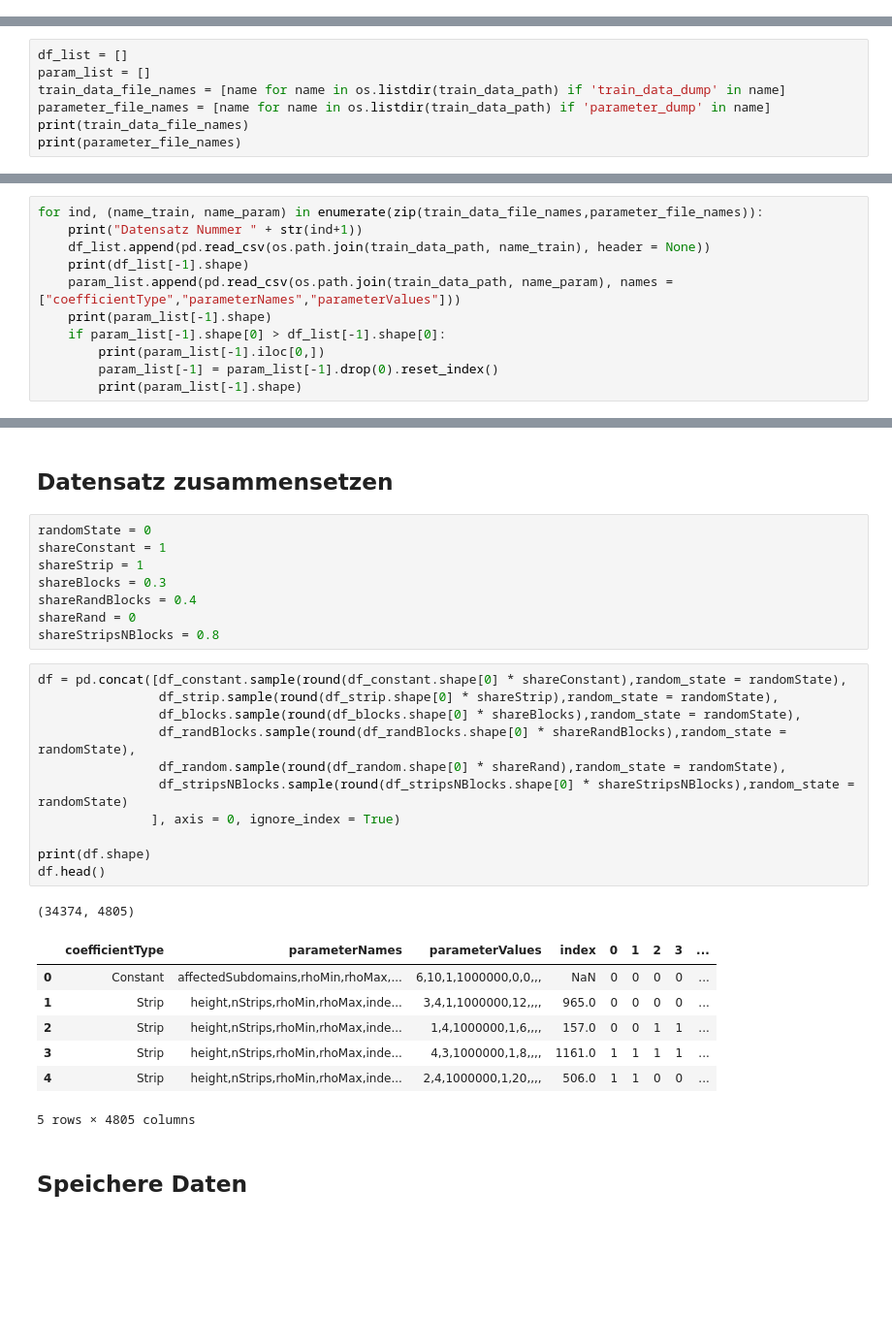
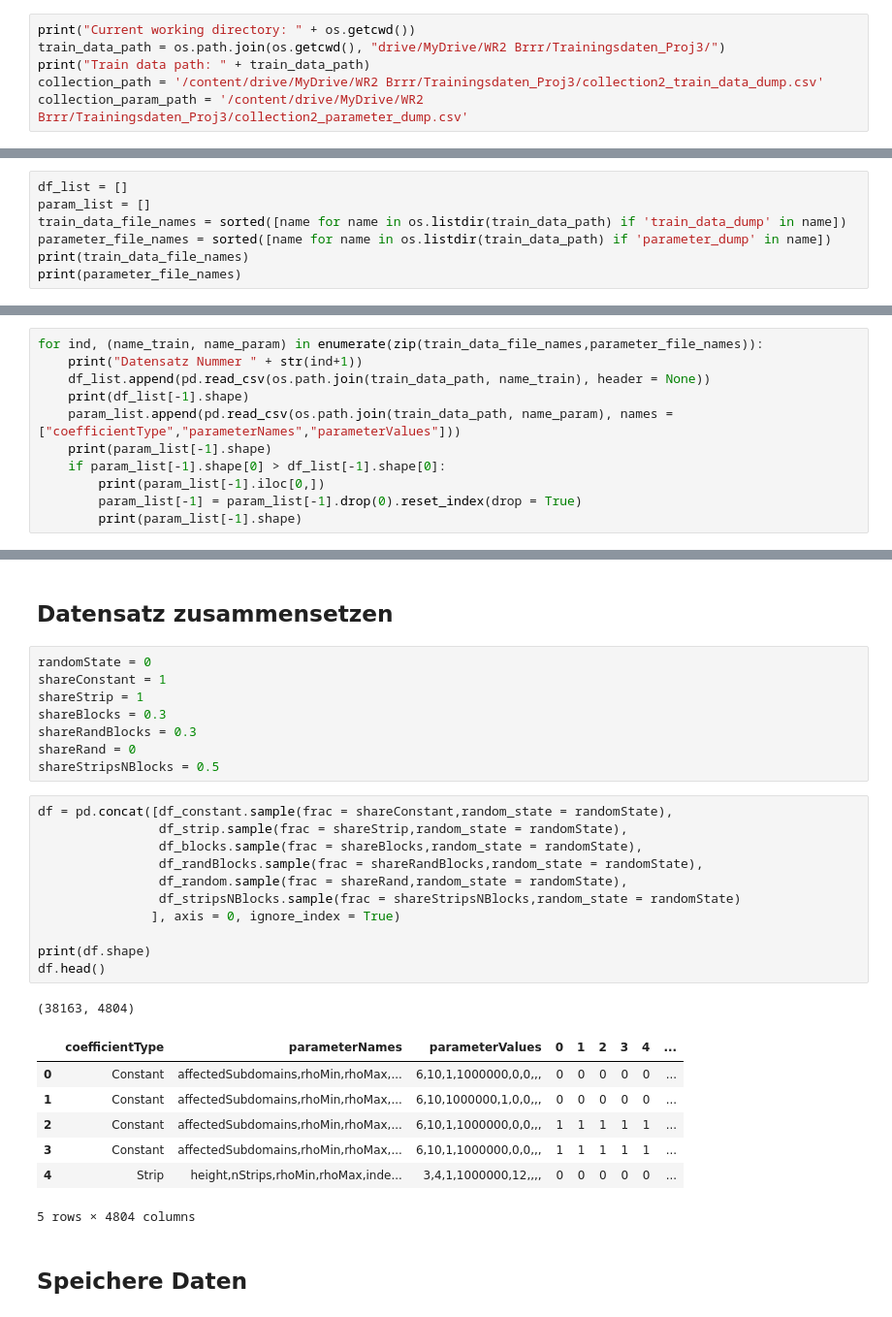
Before and after one commit to Ricu/WR-2-3-FFN-CLF, a Jupyter notebook: N02_preprocessing.ipynb, the cells around one changed output, grey strips where cells are left out. Shown at 97% size. Saved outputs shown, nothing was run; the diff lists cells and outputs as text; blank space fills up the shorter version.

```diff
--- a/N02_preprocessing.ipynb
+++ b/N02_preprocessing.ipynb
@@ -13,0 +19,6 @@ Train data path: C:\Users\Valentin\Documents\10. Semester\WR2\Projekt 3 - FNN CL
+# %%
+print("Current working directory: " + os.getcwd())
+train_data_path = os.path.join(os.getcwd(), "drive/MyDrive/WR2 Brrr/Trainingsdaten_Proj3/")
+print("Train data path: " + train_data_path)
+collection_path = '/content/drive/MyDrive/WR2 Brrr/Trainingsdaten_Proj3/collection2_train_data_dump.csv'
+collection_param_path = '/content/drive/MyDrive/WR2 Brrr/Trainingsdaten_Proj3/collection2_parameter_dump.csv'
@@ -16,8 +30,8 @@ Train data path: C:\Users\Valentin\Documents\10. Semester\WR2\Projekt 3 - FNN CL
 # %%
 df_list = []
 param_list = []
-train_data_file_names = [name for name in os.listdir(train_data_path) if 'train_data_dump' in name]
-parameter_file_names = [name for name in os.listdir(train_data_path) if 'parameter_dump' in name]
+train_data_file_names = sorted([name for name in os.listdir(train_data_path) if 'train_data_dump' in name])
+parameter_file_names = sorted([name for name in os.listdir(train_data_path) if 'parameter_dump' in name])
 print(train_data_file_names)
 print(parameter_file_names)
 # %% [output]
@@ -32,7 +46,7 @@ for ind, (name_train, name_param) in enumerate(zip(train_data_file_names,paramet
     print(param_list[-1].shape)
     if param_list[-1].shape[0] > df_list[-1].shape[0]:
         print(param_list[-1].iloc[0,])
-        param_list[-1] = param_list[-1].drop(0).reset_index()
+        param_list[-1] = param_list[-1].drop(0).reset_index(drop = True)
         print(param_list[-1].shape)
 # %% [output]
 Datensatz Nummer 1
@@ -290,29 +362,29 @@ randomState = 0
 shareConstant = 1
 shareStrip = 1
 shareBlocks = 0.3
-shareRandBlocks = 0.4
+shareRandBlocks = 0.3
 shareRand = 0
-shareStripsNBlocks = 0.8
+shareStripsNBlocks = 0.5
 # %%
-df = pd.concat([df_constant.sample(round(df_constant.shape[0] * shareConstant),random_state = randomState),
-                df_strip.sample(round(df_strip.shape[0] * shareStrip),random_state = randomState),
-                df_blocks.sample(round(df_blocks.shape[0] * shareBlocks),random_state = randomState),
-                df_randBlocks.sample(round(df_randBlocks.shape[0] * shareRandBlocks),random_state = randomState),
-                df_random.sample(round(df_random.shape[0] * shareRand),random_state = randomState),
-                df_stripsNBlocks.sample(round(df_stripsNBlocks.shape[0] * shareStripsNBlocks),random_state = randomState)
+df = pd.concat([df_constant.sample(frac = shareConstant,random_state = randomState),
+                df_strip.sample(frac = shareStrip,random_state = randomState),
+                df_blocks.sample(frac = shareBlocks,random_state = randomState),
+                df_randBlocks.sample(frac = shareRandBlocks,random_state = randomState),
+                df_random.sample(frac = shareRand,random_state = randomState),
+                df_stripsNBlocks.sample(frac = shareStripsNBlocks,random_state = randomState)
                ], axis = 0, ignore_index = True)
 
 print(df.shape)
 df.head()
 # %% [output]
-(34374, 4805)
+(38163, 4804)
-|  | coefficientType | parameterNames | parameterValues | index | 0 | 1 | 2 | 3 | ... |
-| 0 | Constant | affectedSubdomains,rhoMin,rhoMax,... | 6,10,1,1000000,0,0,,, | NaN | 0 | 0 | 0 | 0 | ... |
-| 1 | Strip | height,nStrips,rhoMin,rhoMax,inde... | 3,4,1,1000000,12,,,, | 965.0 | 0 | 0 | 0 | 0 | ... |
-| 2 | Strip | height,nStrips,rhoMin,rhoMax,inde... | 1,4,1000000,1,6,,,, | 157.0 | 0 | 0 | 1 | 1 | ... |
-| 3 | Strip | height,nStrips,rhoMin,rhoMax,inde... | 4,3,1000000,1,8,,,, | 1161.0 | 1 | 1 | 1 | 1 | ... |
-| 4 | Strip | height,nStrips,rhoMin,rhoMax,inde... | 2,4,1000000,1,20,,,, | 506.0 | 1 | 1 | 0 | 0 | ... |
+|  | coefficientType | parameterNames | parameterValues | 0 | 1 | 2 | 3 | 4 | ... |
+| 0 | Constant | affectedSubdomains,rhoMin,rhoMax,... | 6,10,1,1000000,0,0,,, | 0 | 0 | 0 | 0 | 0 | ... |
+| 1 | Constant | affectedSubdomains,rhoMin,rhoMax,... | 6,10,1000000,1,0,0,,, | 0 | 0 | 0 | 0 | 0 | ... |
+| 2 | Constant | affectedSubdomains,rhoMin,rhoMax,... | 6,10,1,1000000,0,0,,, | 1 | 1 | 1 | 1 | 1 | ... |
+| 3 | Constant | affectedSubdomains,rhoMin,rhoMax,... | 6,10,1,1000000,0,0,,, | 1 | 1 | 1 | 1 | 1 | ... |
+| 4 | Strip | height,nStrips,rhoMin,rhoMax,inde... | 3,4,1,1000000,12,,,, | 0 | 0 | 0 | 0 | 0 | ... |
-5 rows × 4805 columns
+5 rows × 4804 columns
 # %% [markdown]
 ## Speichere Daten
 # %%
```
Also changed, not shown: parts of 30 cells of this notebook, 1 other file.
